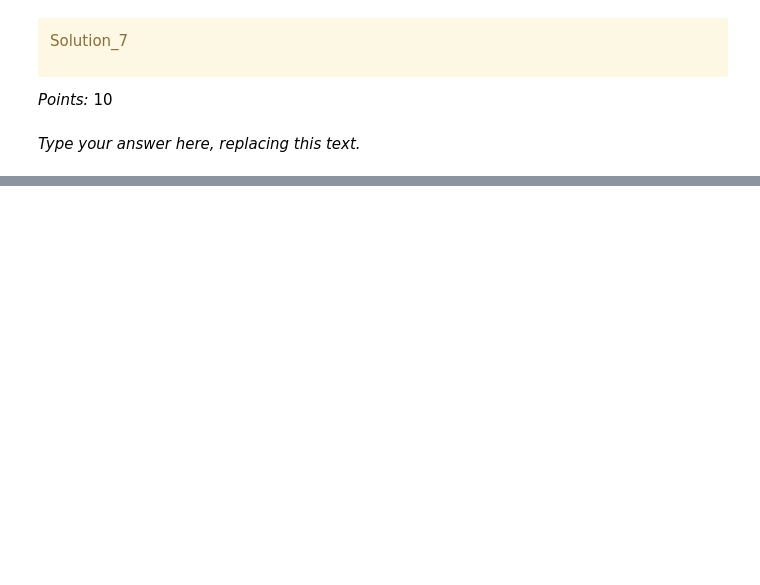
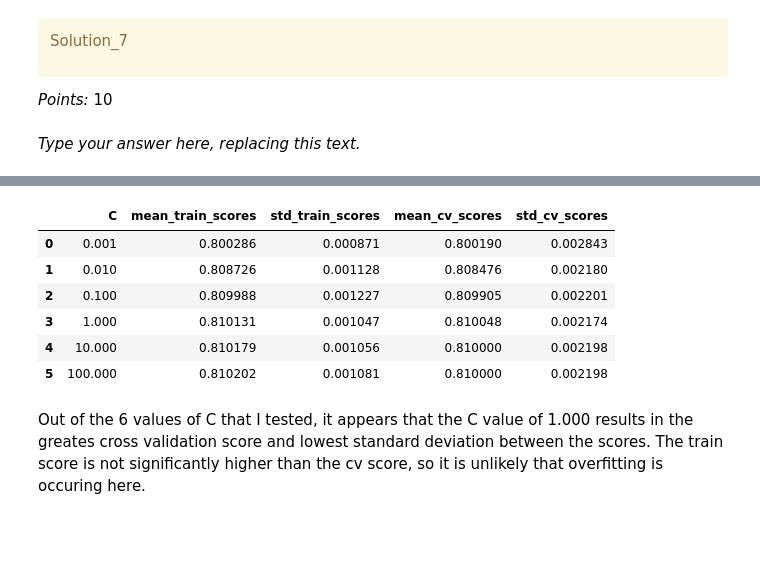
Before and after one commit to RaffertyAng/cpsc330-2025W1, a Jupyter notebook: homeworks/hw5/330_hw3-main/hw5.ipynb, the cells around one changed output, grey strips where cells are left out. Drawn from its saved outputs; the diff is of its cells as text; code cells hidden in the pictures; blank space fills up the shorter version.

```diff
--- a/homeworks/hw5/330_hw3-main/hw5.ipynb
+++ b/homeworks/hw5/330_hw3-main/hw5.ipynb
@@ -499,0 +484,5 @@ Ellipsis
+# %%
+pipe_lr = make_pipeline(StandardScaler(), LogisticRegression(random_state=123, max_iter=1000))
+
+scores = cross_validate(pipe_lr, X_train, y_train, return_train_score=True)
+pd.DataFrame(scores)
@@ -500,3 +496,35 @@ Ellipsis
+# %%
+scores_dict = {
+    "C": 10.0 ** np.arange(-3, 3, 1),
+    "mean_train_scores": list(),
+    "std_train_scores": list(),
+    "mean_cv_scores": list(),
+    "std_cv_scores": list(),
+}
+for C in scores_dict["C"]:
+    pipe_lr = make_pipeline(StandardScaler(),
+                        LogisticRegression(max_iter=1000, C=C)
+                       )
+    scores = cross_validate(pipe_lr, X_train, y_train, return_train_score=True)
+    scores_dict["mean_train_scores"].append(scores["train_score"].mean())
+    scores_dict["mean_cv_scores"].append(scores["test_score"].mean())
+    scores_dict["std_train_scores"].append(scores["train_score"].std())
+    scores_dict["std_cv_scores"].append(scores["test_score"].std())
+
+results_df = pd.DataFrame(scores_dict)
+results_df
+
+# some of the code is copy and pasted from demo 7: linear models
+# %% [output]
+|  | C | mean_train_scores | std_train_scores | mean_cv_scores | std_cv_scores |
+| 0 | 0.001 | 0.800286 | 0.000871 | 0.800190 | 0.002843 |
+| 1 | 0.010 | 0.808726 | 0.001128 | 0.808476 | 0.002180 |
+| 2 | 0.100 | 0.809988 | 0.001227 | 0.809905 | 0.002201 |
+| 3 | 1.000 | 0.810131 | 0.001047 | 0.810048 | 0.002174 |
+| 4 | 10.000 | 0.810179 | 0.001056 | 0.810000 | 0.002198 |
+| 5 | 100.000 | 0.810202 | 0.001081 | 0.810000 | 0.002198 |
+# %% [markdown]
+Out of the 6 values of C that I tested, it appears that the C value of 1.000 results in the greates cross validation score and lowest standard deviation between the scores. The train score is not significantly higher than the cv score, so it is unlikely that overfitting is occuring here.
 # %% [markdown]
 <!-- END QUESTION -->
 
```
Also changed, not shown: parts of 5 cells of this notebook.
